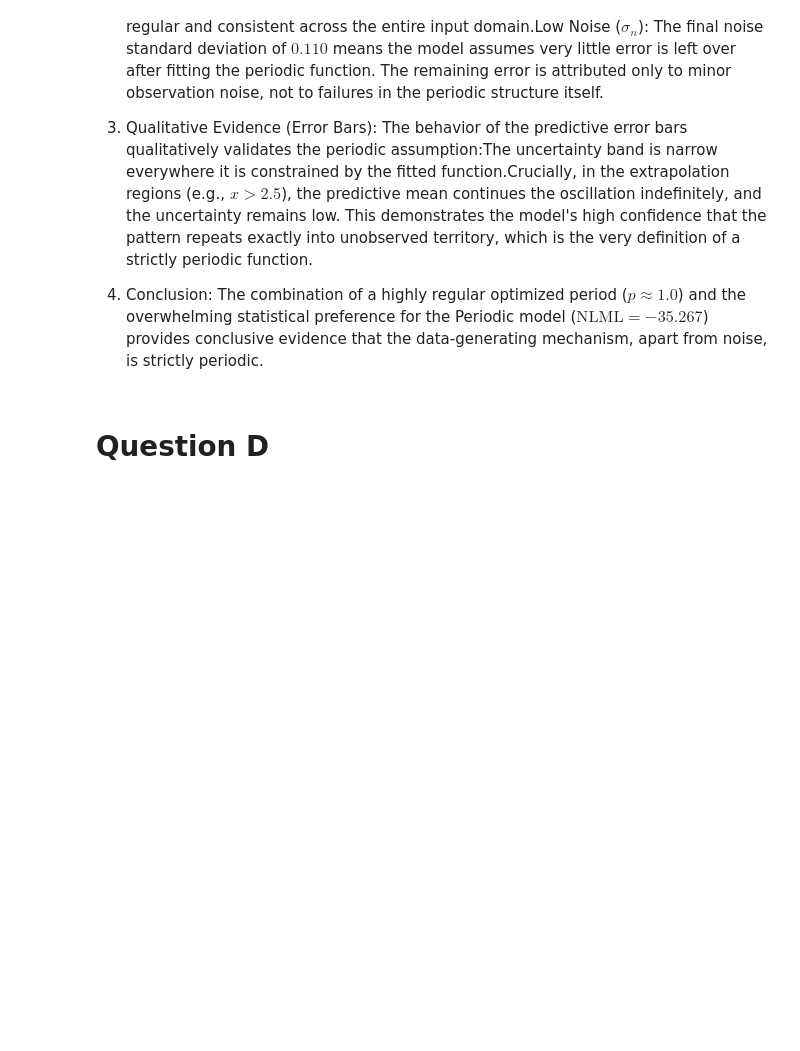
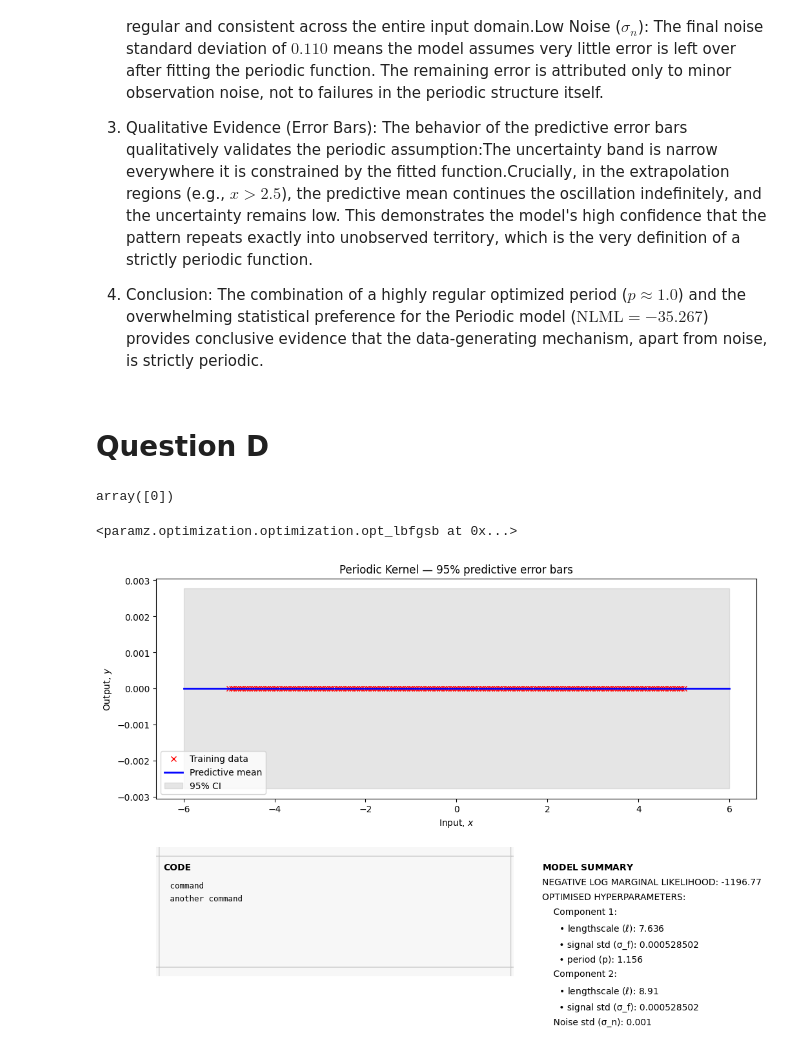
Before and after one commit to Olubusolami-R/gaussian-processes-cw, a Jupyter notebook: 2526/cw1/coursework1.ipynb, the cells around one changed output. Saved outputs shown, nothing was run; the diff lists cells and outputs as text; code cells hidden in the pictures; blank space fills up the shorter version.

```diff
--- a/2526/cw1/coursework1.ipynb
+++ b/2526/cw1/coursework1.ipynb
@@ -306,3 +306,22 @@ The evidence overwhelmingly supports the conclusion that the underlying data-gen
 4. Conclusion: The combination of a highly regular optimized period ($p \approx 1.0$) and the overwhelming statistical preference for the Periodic model ($\text{NLML} = -35.267$) provides conclusive evidence that the data-generating mechanism, apart from noise, is strictly periodic.
 # %% [markdown]
 # Question D
+# %%
+X_test = np.linspace(-5.0, 5.0, 200).reshape(-1, 1)
+k_se = GPy.kern.RBF(input_dim=1, variance=1.0, lengthscale=np.exp(2.0))
+k_per = GPy.kern.StdPeriodic(input_dim=1, variance=1.0, lengthscale=np.exp(-0.5), period=1.0)
+kernel = k_per * k_se
+# m = GPy.models.GPRegression(X, y, kernel)
+
+m_sample = GPy.models.GPRegression(X_test, np.zeros_like(X_test), kernel)
+m_sample.Gaussian_noise.variance.fix(1e-6)
+# %% [output]
+array([0])
+# %%
+m_sample.optimize()
+# %% [output]
+<paramz.optimization.optimization.opt_lbfgsb at 0x...>
+# %%
+cw1utils.plot_predictive_error_bars(m_sample, X_test, np.zeros_like(X_test), "\n command\n another command")
+# %% [output]
+[figure, added]
```
Also changed, not shown: parts of 3 cells of this notebook.
